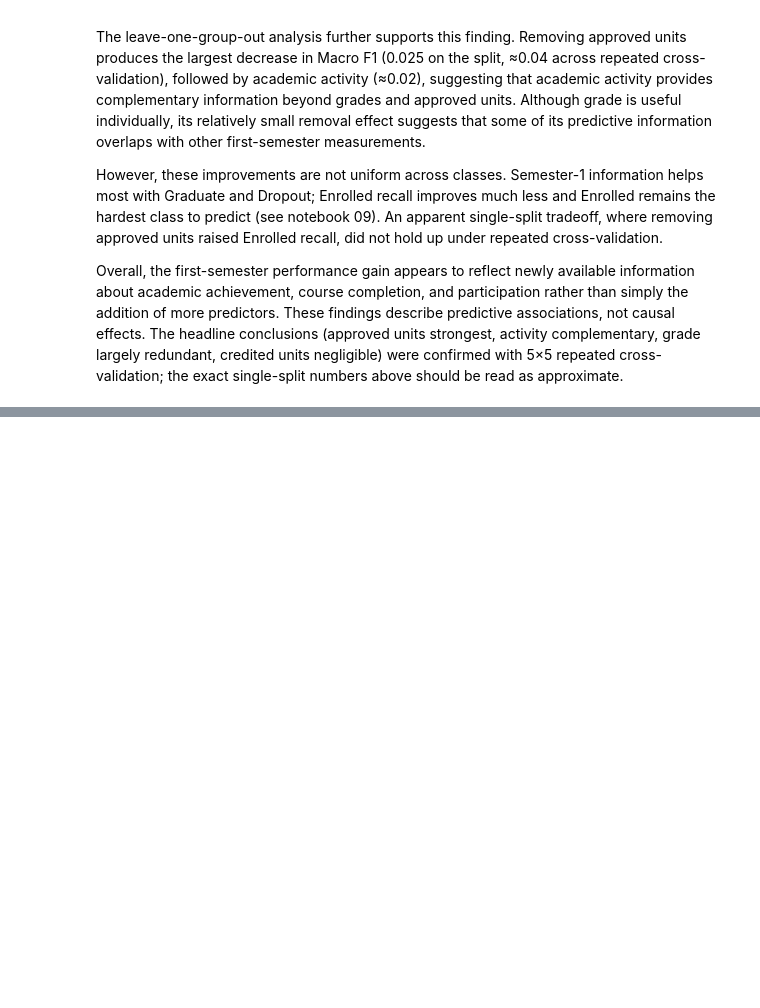
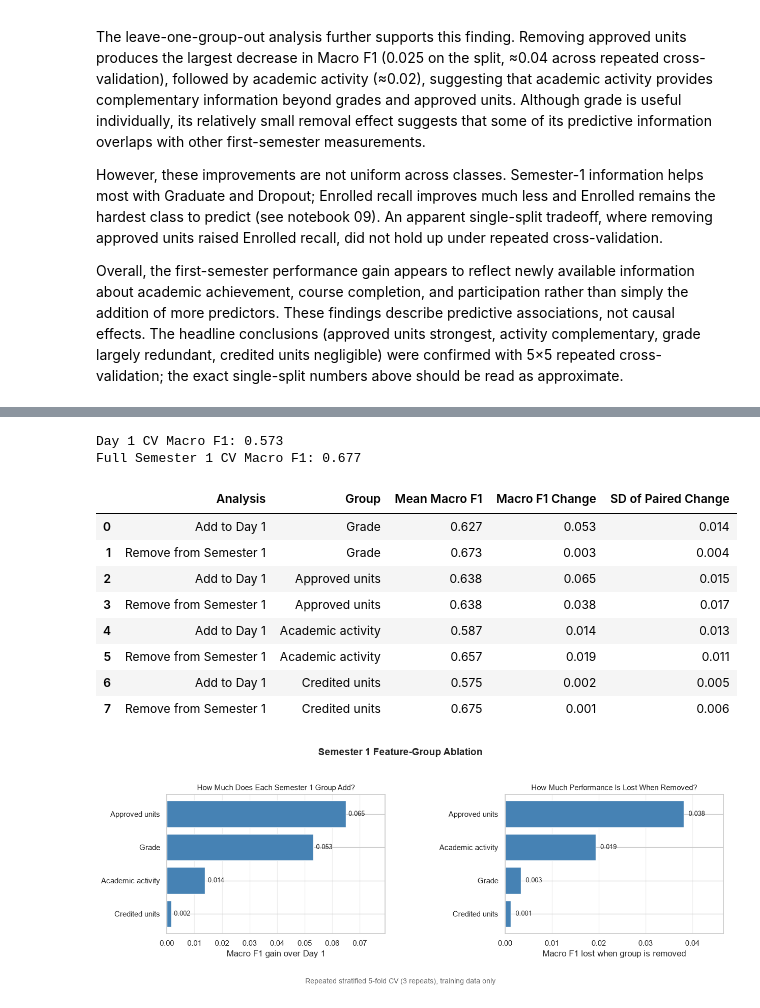
Before and after one commit to itsjavi16/student-dropout-prediction, a Jupyter notebook: notebooks/08_sem1_mechanism_ablation.ipynb, the cells around one changed output, grey strips where cells are left out. Saved outputs shown, nothing was run; the diff lists cells and outputs as text; code cells hidden in the pictures; blank space fills up the shorter version.

Commit message:
Round 2 changes for the presentation

```diff
--- a/notebooks/08_sem1_mechanism_ablation.ipynb
+++ b/notebooks/08_sem1_mechanism_ablation.ipynb
@@ -626,0 +1205,69 @@ Overall, the first-semester performance gain appears to reflect newly available
+# %%
+# 8.16.2 Calculate paired performance differences
+
+ablation_rows = []
+
+for group_name in SEM1_GROUPS:
+
+    # Add-one-group comparison
+    add_scores = ablation_cv_results[
+        f"Day 1 + {group_name}"
+    ]
+
+    add_diff = (
+        add_scores["Macro F1"]
+        - day1_scores["Macro F1"]
+    )
+
+    ablation_rows.append({
+        "Analysis": "Add to Day 1",
+        "Group": group_name,
+        "Mean Macro F1": add_scores["Macro F1"].mean(),
+        "Macro F1 Change": add_diff.mean(),
+        "SD of Paired Change": add_diff.std(ddof=1)
+    })
+
+    # Leave-one-group-out comparison
+    remove_scores = ablation_cv_results[
+        f"Without {group_name}"
+    ]
+
+    remove_diff = (
+        sem1_scores["Macro F1"]
+        - remove_scores["Macro F1"]
+    )
+
+    ablation_rows.append({
+        "Analysis": "Remove from Semester 1",
+        "Group": group_name,
+        "Mean Macro F1": remove_scores["Macro F1"].mean(),
+        "Macro F1 Change": remove_diff.mean(),
+        "SD of Paired Change": remove_diff.std(ddof=1)
+    })
+
+ablation_cv_summary = pd.DataFrame(ablation_rows)
+
+print(
+    "Day 1 CV Macro F1:",
+    round(day1_scores["Macro F1"].mean(), 3)
+)
+
+print(
+    "Full Semester 1 CV Macro F1:",
+    round(sem1_scores["Macro F1"].mean(), 3)
+)
+
+display(ablation_cv_summary.round(3))
+# %% [output]
+Day 1 CV Macro F1: 0.573
+Full Semester 1 CV Macro F1: 0.677
+|  | Analysis | Group | Mean Macro F1 | Macro F1 Change | SD of Paired Change |
+| 0 | Add to Day 1 | Grade | 0.627 | 0.053 | 0.014 |
+| 1 | Remove from Semester 1 | Grade | 0.673 | 0.003 | 0.004 |
+| 2 | Add to Day 1 | Approved units | 0.638 | 0.065 | 0.015 |
+| 3 | Remove from Semester 1 | Approved units | 0.638 | 0.038 | 0.017 |
+| 4 | Add to Day 1 | Academic activity | 0.587 | 0.014 | 0.013 |
+| 5 | Remove from Semester 1 | Academic activity | 0.657 | 0.019 | 0.011 |
+| 6 | Add to Day 1 | Credited units | 0.575 | 0.002 | 0.005 |
+| 7 | Remove from Semester 1 | Credited units | 0.675 | 0.001 | 0.006 |
+[figure, added]
```
Also changed, not shown: parts of 20 cells of this notebook, 3 other files.
